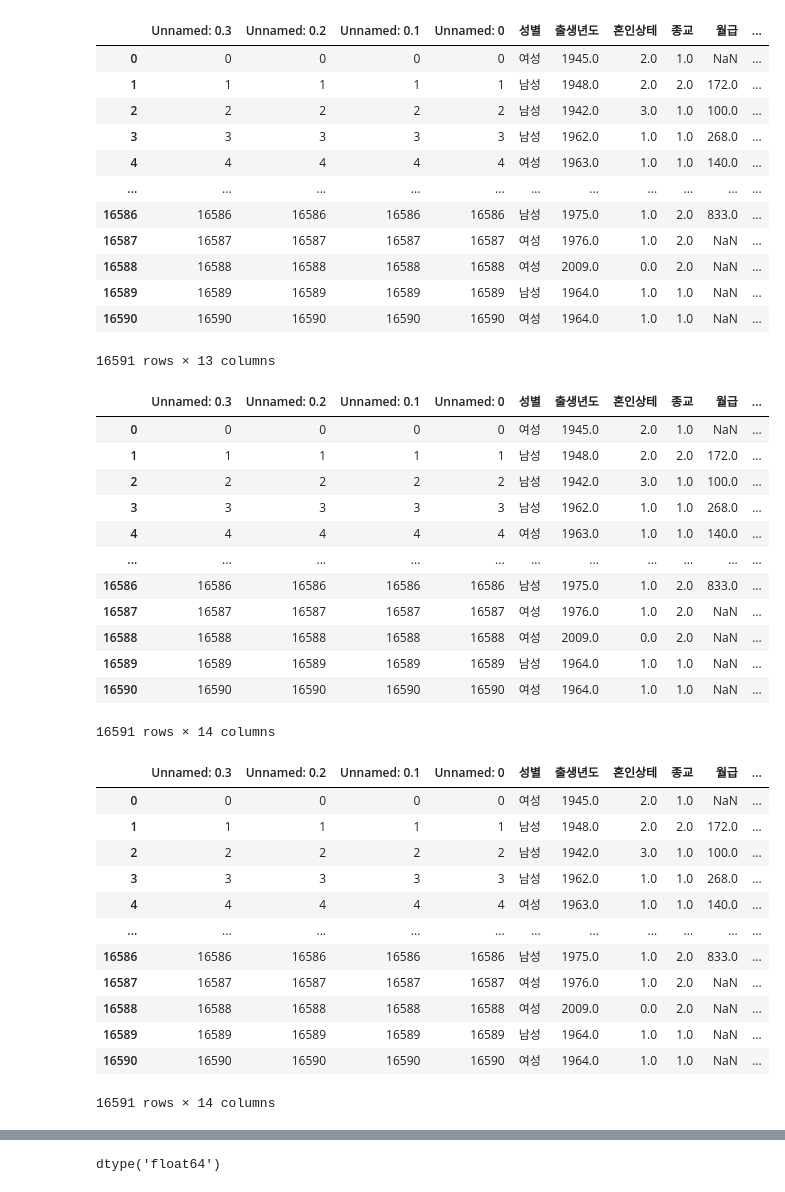
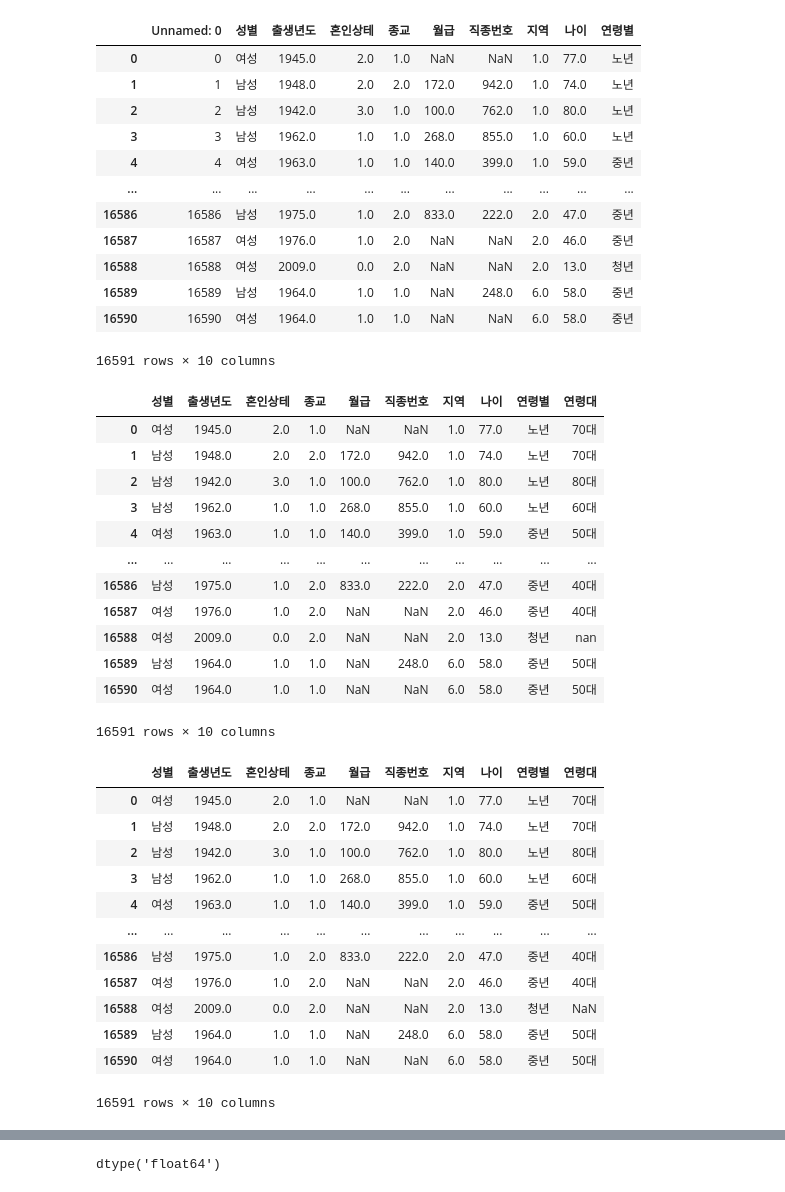
Before and after one commit to KangSgyu/Project_k_s_g, a Jupyter notebook: project_04.ipynb, the cells around one changed output, grey strips where cells are left out. Cells and saved outputs as stored; diff of their text form; code cells hidden in the pictures.

```diff
--- a/project_04.ipynb
+++ b/project_04.ipynb
@@ -20,22 +20,25 @@ font_location = 'C:\\Windows\\Fonts\\NanumGothic.ttf'
 font_name = fm.FontProperties(fname=font_location).get_name()
 plt.rc('font', family=font_name)
 # %%
-welfare = pd.read_csv('welfare_03.csv')
+welfare_raw = pd.read_csv('welfare.csv')
+welfare = welfare_raw.copy()
 welfare
 # %% [output]
-|  | Unnamed: 0.3 | Unnamed: 0.2 | Unnamed: 0.1 | Unnamed: 0 | 성별 | 출생년도 | 혼인상테 | 종교 | 월급 | ... |
-| 0 | 0 | 0 | 0 | 0 | 여성 | 1945.0 | 2.0 | 1.0 | NaN | ... |
-| 1 | 1 | 1 | 1 | 1 | 남성 | 1948.0 | 2.0 | 2.0 | 172.0 | ... |
-| 2 | 2 | 2 | 2 | 2 | 남성 | 1942.0 | 3.0 | 1.0 | 100.0 | ... |
-| 3 | 3 | 3 | 3 | 3 | 남성 | 1962.0 | 1.0 | 1.0 | 268.0 | ... |
-| 4 | 4 | 4 | 4 | 4 | 여성 | 1963.0 | 1.0 | 1.0 | 140.0 | ... |
+|  | Unnamed: 0 | 성별 | 출생년도 | 혼인상테 | 종교 | 월급 | 직종번호 | 지역 | 나이 | 연령별 |
+| 0 | 0 | 여성 | 1945.0 | 2.0 | 1.0 | NaN | NaN | 1.0 | 77.0 | 노년 |
+| 1 | 1 | 남성 | 1948.0 | 2.0 | 2.0 | 172.0 | 942.0 | 1.0 | 74.0 | 노년 |
+| 2 | 2 | 남성 | 1942.0 | 3.0 | 1.0 | 100.0 | 762.0 | 1.0 | 80.0 | 노년 |
+| 3 | 3 | 남성 | 1962.0 | 1.0 | 1.0 | 268.0 | 855.0 | 1.0 | 60.0 | 노년 |
+| 4 | 4 | 여성 | 1963.0 | 1.0 | 1.0 | 140.0 | 399.0 | 1.0 | 59.0 | 중년 |
 | ... | ... | ... | ... | ... | ... | ... | ... | ... | ... | ... |
-| 16586 | 16586 | 16586 | 16586 | 16586 | 남성 | 1975.0 | 1.0 | 2.0 | 833.0 | ... |
-| 16587 | 16587 | 16587 | 16587 | 16587 | 여성 | 1976.0 | 1.0 | 2.0 | NaN | ... |
-| 16588 | 16588 | 16588 | 16588 | 16588 | 여성 | 2009.0 | 0.0 | 2.0 | NaN | ... |
-| 16589 | 16589 | 16589 | 16589 | 16589 | 남성 | 1964.0 | 1.0 | 1.0 | NaN | ... |
-| 16590 | 16590 | 16590 | 16590 | 16590 | 여성 | 1964.0 | 1.0 | 1.0 | NaN | ... |
+| 16586 | 16586 | 남성 | 1975.0 | 1.0 | 2.0 | 833.0 | 222.0 | 2.0 | 47.0 | 중년 |
+| 16587 | 16587 | 여성 | 1976.0 | 1.0 | 2.0 | NaN | NaN | 2.0 | 46.0 | 중년 |
+| 16588 | 16588 | 여성 | 2009.0 | 0.0 | 2.0 | NaN | NaN | 2.0 | 13.0 | 청년 |
+| 16589 | 16589 | 남성 | 1964.0 | 1.0 | 1.0 | NaN | 248.0 | 6.0 | 58.0 | 중년 |
+| 16590 | 16590 | 여성 | 1964.0 | 1.0 | 1.0 | NaN | NaN | 6.0 | 58.0 | 중년 |
-16591 rows × 13 columns
+16591 rows × 10 columns
+# %%
+welfare = welfare.drop(['Unnamed: 0'], axis=1)
 # %%
 # < 4. 연령대별 월급 차이2 >
 # 1) 변수 검토 및 전처리(연령대, 월급)
@@ -54,37 +57,38 @@ welfare = welfare.assign(연령대 = np.where(welfare['나이']<20, np.nan,
                                  np.where(welfare['나이']<90, '80대', np.nan)))))))))
 welfare
 # %% [output]
-|  | Unnamed: 0.3 | Unnamed: 0.2 | Unnamed: 0.1 | Unnamed: 0 | 성별 | 출생년도 | 혼인상테 | 종교 | 월급 | ... |
-| 0 | 0 | 0 | 0 | 0 | 여성 | 1945.0 | 2.0 | 1.0 | NaN | ... |
-| 1 | 1 | 1 | 1 | 1 | 남성 | 1948.0 | 2.0 | 2.0 | 172.0 | ... |
-| 2 | 2 | 2 | 2 | 2 | 남성 | 1942.0 | 3.0 | 1.0 | 100.0 | ... |
-| 3 | 3 | 3 | 3 | 3 | 남성 | 1962.0 | 1.0 | 1.0 | 268.0 | ... |
-| 4 | 4 | 4 | 4 | 4 | 여성 | 1963.0 | 1.0 | 1.0 | 140.0 | ... |
+|  | 성별 | 출생년도 | 혼인상테 | 종교 | 월급 | 직종번호 | 지역 | 나이 | 연령별 | 연령대 |
+| 0 | 여성 | 1945.0 | 2.0 | 1.0 | NaN | NaN | 1.0 | 77.0 | 노년 | 70대 |
+| 1 | 남성 | 1948.0 | 2.0 | 2.0 | 172.0 | 942.0 | 1.0 | 74.0 | 노년 | 70대 |
+| 2 | 남성 | 1942.0 | 3.0 | 1.0 | 100.0 | 762.0 | 1.0 | 80.0 | 노년 | 80대 |
+| 3 | 남성 | 1962.0 | 1.0 | 1.0 | 268.0 | 855.0 | 1.0 | 60.0 | 노년 | 60대 |
+| 4 | 여성 | 1963.0 | 1.0 | 1.0 | 140.0 | 399.0 | 1.0 | 59.0 | 중년 | 50대 |
 | ... | ... | ... | ... | ... | ... | ... | ... | ... | ... | ... |
-| 16586 | 16586 | 16586 | 16586 | 16586 | 남성 | 1975.0 | 1.0 | 2.0 | 833.0 | ... |
-| 16587 | 16587 | 16587 | 16587 | 16587 | 여성 | 1976.0 | 1.0 | 2.0 | NaN | ... |
-| 16588 | 16588 | 16588 | 16588 | 16588 | 여성 | 2009.0 | 0.0 | 2.0 | NaN | ... |
-| 16589 | 16589 | 16589 | 16589 | 16589 | 남성 | 1964.0 | 1.0 | 1.0 | NaN | ... |
-| 16590 | 16590 | 16590 | 16590 | 16590 | 여성 | 1964.0 | 1.0 | 1.0 | NaN | ... |
+| 16586 | 남성 | 1975.0 | 1.0 | 2.0 | 833.0 | 222.0 | 2.0 | 47.0 | 중년 | 40대 |
+| 16587 | 여성 | 1976.0 | 1.0 | 2.0 | NaN | NaN | 2.0 | 46.0 | 중년 | 40대 |
+| 16588 | 여성 | 2009.0 | 0.0 | 2.0 | NaN | NaN | 2.0 | 13.0 | 청년 | nan |
+| 16589 | 남성 | 1964.0 | 1.0 | 1.0 | NaN | 248.0 | 6.0 | 58.0 | 중년 | 50대 |
+| 16590 | 여성 | 1964.0 | 1.0 | 1.0 | NaN | NaN | 6.0 | 58.0 | 중년 | 50대 |
-16591 rows × 14 columns
+16591 rows × 10 columns
 # %%
 # 문자열 nan을 결측치 NaN으로 변경
-welfare['연령대'] = welfare['연령대'].replace('nan', 'NaN')
+#welfare['연령대'] = welfare['연령대'].replace('nan', 'NaN')
+welfare['연령대'].replace({'nan':np.nan}, inplace=True)
 welfare
 # %% [output]
-|  | Unnamed: 0.3 | Unnamed: 0.2 | Unnamed: 0.1 | Unnamed: 0 | 성별 | 출생년도 | 혼인상테 | 종교 | 월급 | ... |
-| 0 | 0 | 0 | 0 | 0 | 여성 | 1945.0 | 2.0 | 1.0 | NaN | ... |
-| 1 | 1 | 1 | 1 | 1 | 남성 | 1948.0 | 2.0 | 2.0 | 172.0 | ... |
-| 2 | 2 | 2 | 2 | 2 | 남성 | 1942.0 | 3.0 | 1.0 | 100.0 | ... |
-| 3 | 3 | 3 | 3 | 3 | 남성 | 1962.0 | 1.0 | 1.0 | 268.0 | ... |
-| 4 | 4 | 4 | 4 | 4 | 여성 | 1963.0 | 1.0 | 1.0 | 140.0 | ... |
+|  | 성별 | 출생년도 | 혼인상테 | 종교 | 월급 | 직종번호 | 지역 | 나이 | 연령별 | 연령대 |
+| 0 | 여성 | 1945.0 | 2.0 | 1.0 | NaN | NaN | 1.0 | 77.0 | 노년 | 70대 |
+| 1 | 남성 | 1948.0 | 2.0 | 2.0 | 172.0 | 942.0 | 1.0 | 74.0 | 노년 | 70대 |
+| 2 | 남성 | 1942.0 | 3.0 | 1.0 | 100.0 | 762.0 | 1.0 | 80.0 | 노년 | 80대 |
+| 3 | 남성 | 1962.0 | 1.0 | 1.0 | 268.0 | 855.0 | 1.0 | 60.0 | 노년 | 60대 |
+| 4 | 여성 | 1963.0 | 1.0 | 1.0 | 140.0 | 399.0 | 1.0 | 59.0 | 중년 | 50대 |
 | ... | ... | ... | ... | ... | ... | ... | ... | ... | ... | ... |
-| 16586 | 16586 | 16586 | 16586 | 16586 | 남성 | 1975.0 | 1.0 | 2.0 | 833.0 | ... |
-| 16587 | 16587 | 16587 | 16587 | 16587 | 여성 | 1976.0 | 1.0 | 2.0 | NaN | ... |
-| 16588 | 16588 | 16588 | 16588 | 16588 | 여성 | 2009.0 | 0.0 | 2.0 | NaN | ... |
-| 16589 | 16589 | 16589 | 16589 | 16589 | 남성 | 1964.0 | 1.0 | 1.0 | NaN | ... |
-| 16590 | 16590 | 16590 | 16590 | 16590 | 여성 | 1964.0 | 1.0 | 1.0 | NaN | ... |
+| 16586 | 남성 | 1975.0 | 1.0 | 2.0 | 833.0 | 222.0 | 2.0 | 47.0 | 중년 | 40대 |
+| 16587 | 여성 | 1976.0 | 1.0 | 2.0 | NaN | NaN | 2.0 | 46.0 | 중년 | 40대 |
+| 16588 | 여성 | 2009.0 | 0.0 | 2.0 | NaN | NaN | 2.0 | 13.0 | 청년 | NaN |
+| 16589 | 남성 | 1964.0 | 1.0 | 1.0 | NaN | 248.0 | 6.0 | 58.0 | 중년 | 50대 |
+| 16590 | 여성 | 1964.0 | 1.0 | 1.0 | NaN | NaN | 6.0 | 58.0 | 중년 | 50대 |
-16591 rows × 14 columns
+16591 rows × 10 columns
 # %%
 # 확인
 welfare['연령대'].value_counts()
```
Also changed, not shown: parts of 6 cells of this notebook, 8 other files.
